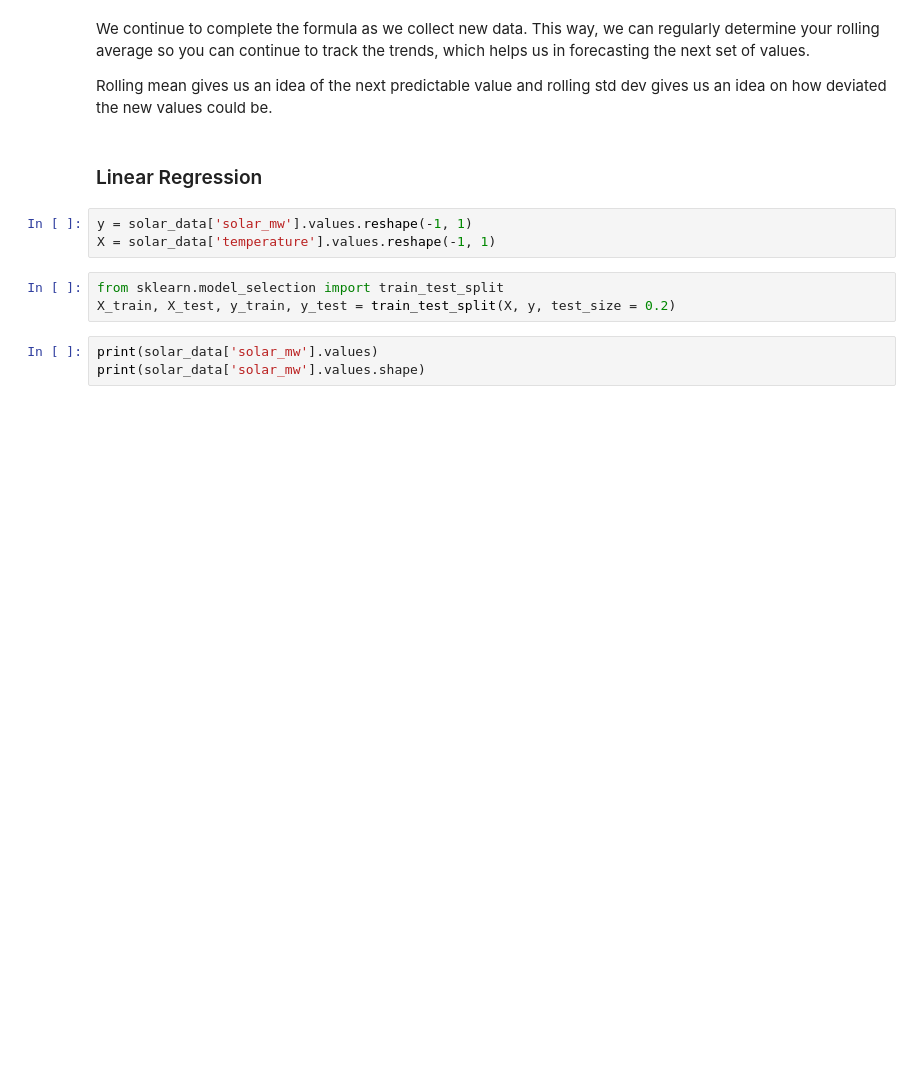
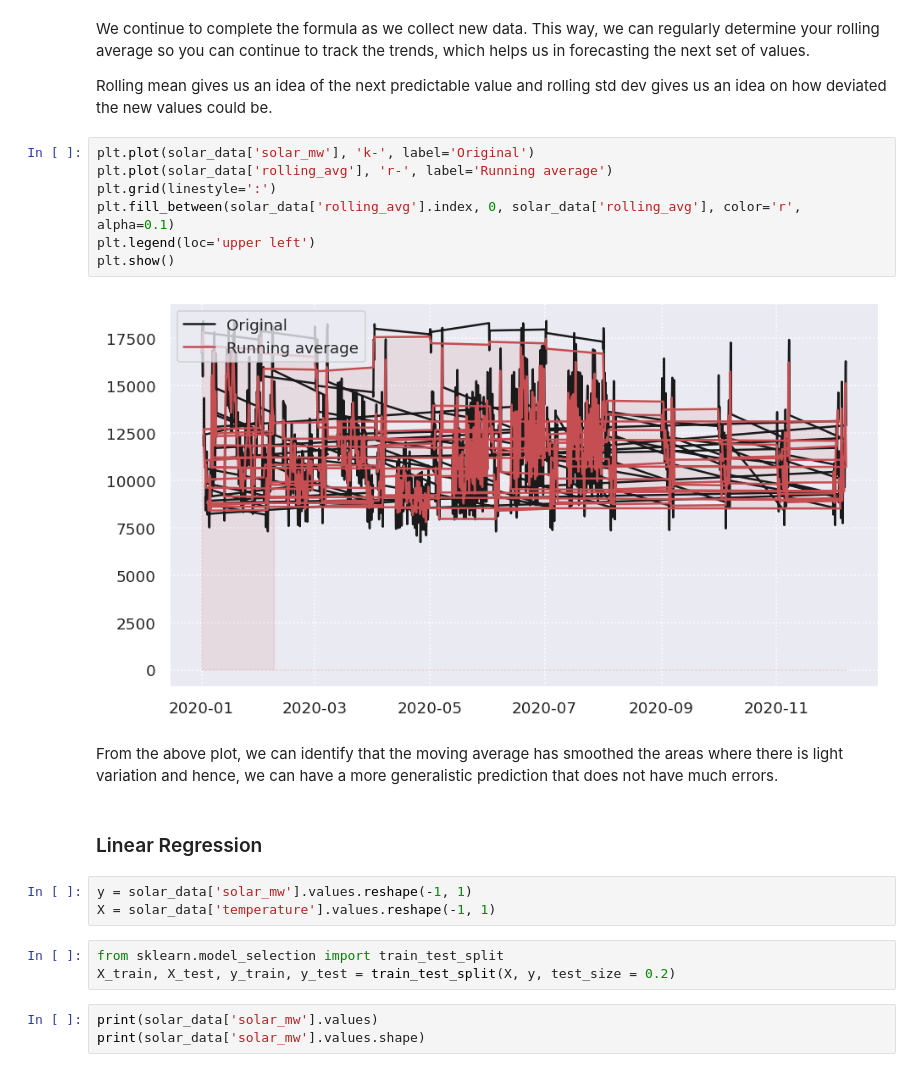
Before and after one commit to harinyadevi/Solar_energy_forecasting, a Jupyter notebook: Solar_energy_Forecasting.ipynb, the cells around one changed output. Saved outputs shown, nothing was run; the diff lists cells and outputs as text; blank space fills up the shorter version.

```diff
--- a/Solar_energy_Forecasting.ipynb
+++ b/Solar_energy_Forecasting.ipynb
@@ -511,6 +500,17 @@ solar_data.head(15)
 We continue to complete the formula as we collect new data. This way, we can regularly determine your rolling average so you can continue to track the trends, which helps us in forecasting the next set of values.
 
 Rolling mean gives us an idea of the next predictable value and rolling std dev gives us an idea on how deviated the new values could be.
+# %%
+plt.plot(solar_data['solar_mw'], 'k-', label='Original')
+plt.plot(solar_data['rolling_avg'], 'r-', label='Running average')
+plt.grid(linestyle=':')
+plt.fill_between(solar_data['rolling_avg'].index, 0, solar_data['rolling_avg'], color='r', alpha=0.1)
+plt.legend(loc='upper left')
+plt.show()
+# %% [output]
+[figure, added]
+# %% [markdown]
+From the above plot, we can identify that the moving average has smoothed the areas where there is light variation and hence, we can have a more generalistic prediction that does not have much errors.
 # %% [markdown]
 ### Linear Regression
 # %%
```
Also changed, not shown: parts of 11 cells of this notebook.
